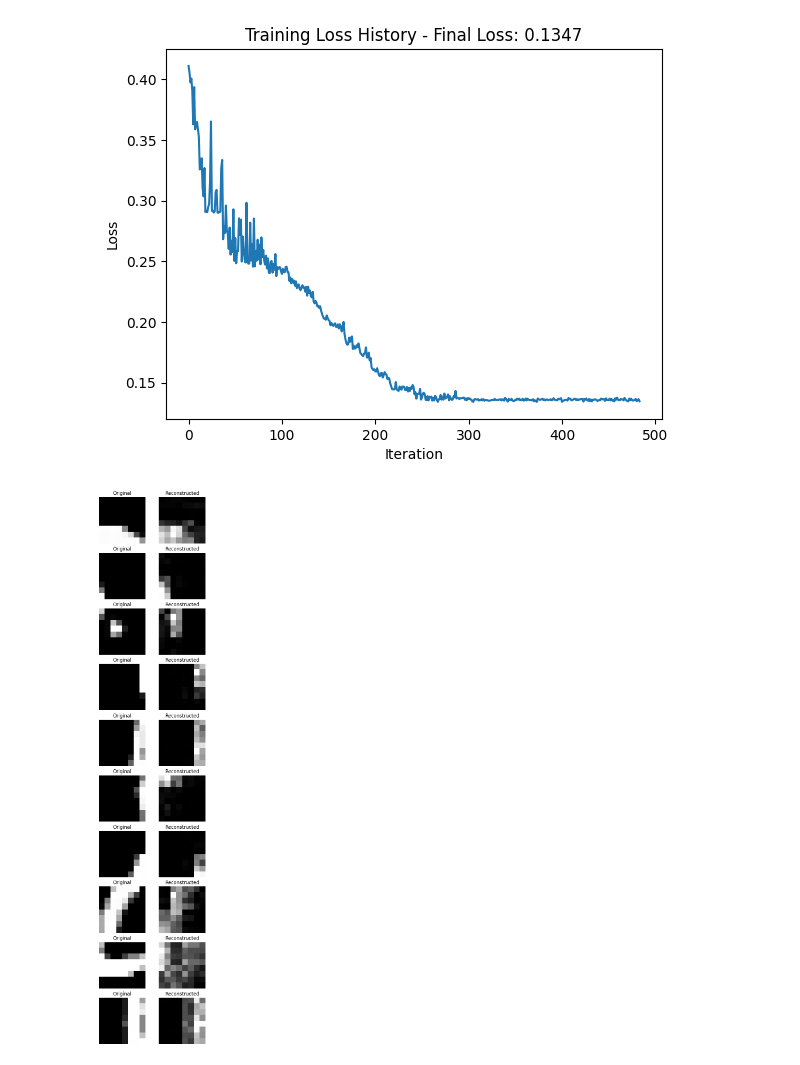
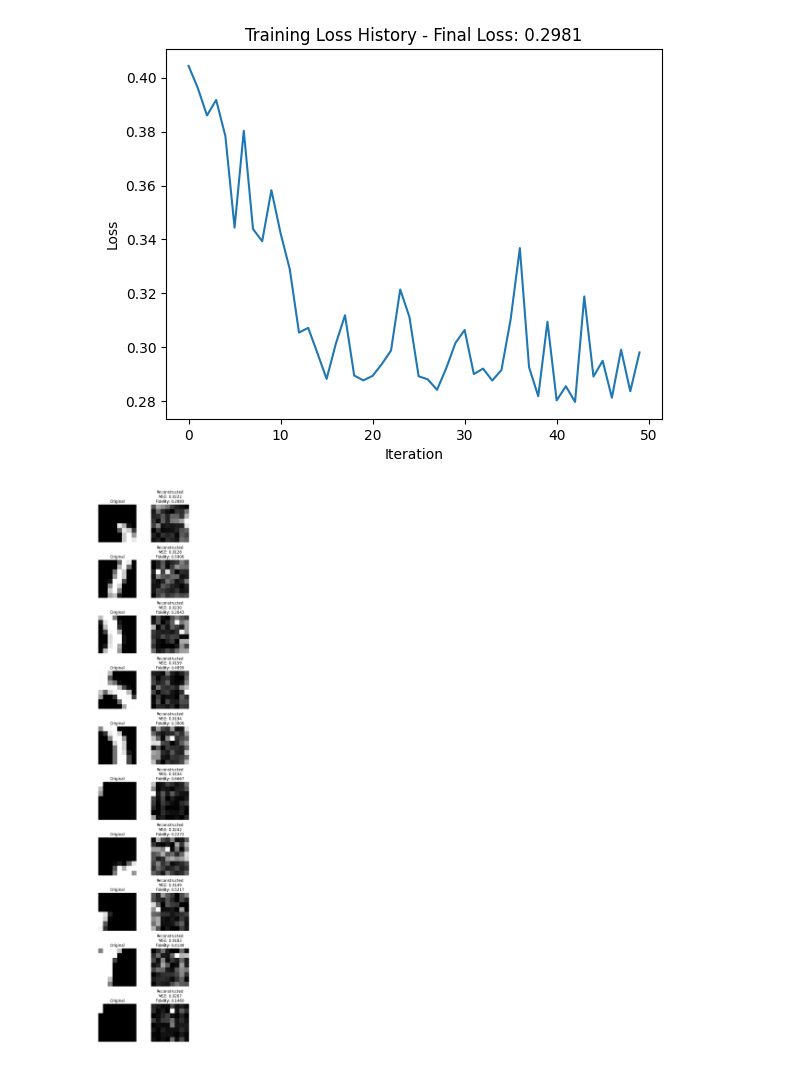
Before and after one commit to pijner/QuantumAutoencode, a Jupyter notebook: notebooks/mnist_qae_trainer_test.ipynb, the cells around one changed output. Cells and saved outputs as stored; diff of their text form; code cells hidden in the pictures.

```diff
--- a/notebooks/mnist_qae_trainer_test.ipynb
+++ b/notebooks/mnist_qae_trainer_test.ipynb
@@ -12,6 +12,6 @@ To enable the following instructions: AVX2 AVX512F AVX512_VNNI AVX512_BF16 AVX_V
 # %%
 trainer = MNIST01QAETrainer()
-trainer.train(num_train=200, max_iterations=500, random_seed=42)
+trainer.train(num_train=50, max_iterations=50, random_seed=42)
 print(f"Training completed in {trainer.qae_model.training_time:.2f} seconds.")
 # %% [output]
 WARNING:qiskit_machine_learning.neural_networks.sampler_qnn:No interpret function given, output_shape will be automatically determined as 2^num_virtual_qubits.
@@ -28,19 +28,22 @@ plt.ylabel("Loss")
 plt.title(f"Training Loss History - Final Loss: {trainer.qae_model.training_history[-1]:.4f}")
 plt.show()
 # %% [output]
-[figure, old version]
+[figure, new version]
 # %%
 # predict
-originals, predictions = trainer.predict(num_test=10, return_original=True)
+originals, predictions, mse_errors, fidelities = trainer.evaluate(num_test=10)
 # %%
 # plot results
 fig, axes = plt.subplots(10, 2, figsize=(5, 25))
 for i in range(10):
     axes[i, 0].imshow(originals[i].reshape(8, 8), cmap='gray')
     axes[i, 0].set_title("Original")
     axes[i, 0].axis('off')
     axes[i, 1].imshow(predictions[i].reshape(8, 8), cmap='gray')
-    axes[i, 1].set_title("Reconstructed")
+    axes[i, 1].set_title(f"Reconstructed\nMSE: {mse_errors[i]:.4f}\nFidelity: {fidelities[i]:.4f}")
     axes[i, 1].axis('off')
+
+plt.tight_layout()
+plt.show()
 # %% [output]
-[figure, old version]
+[figure, new version]
```
Also changed, not shown: parts of 2 cells of this notebook.
